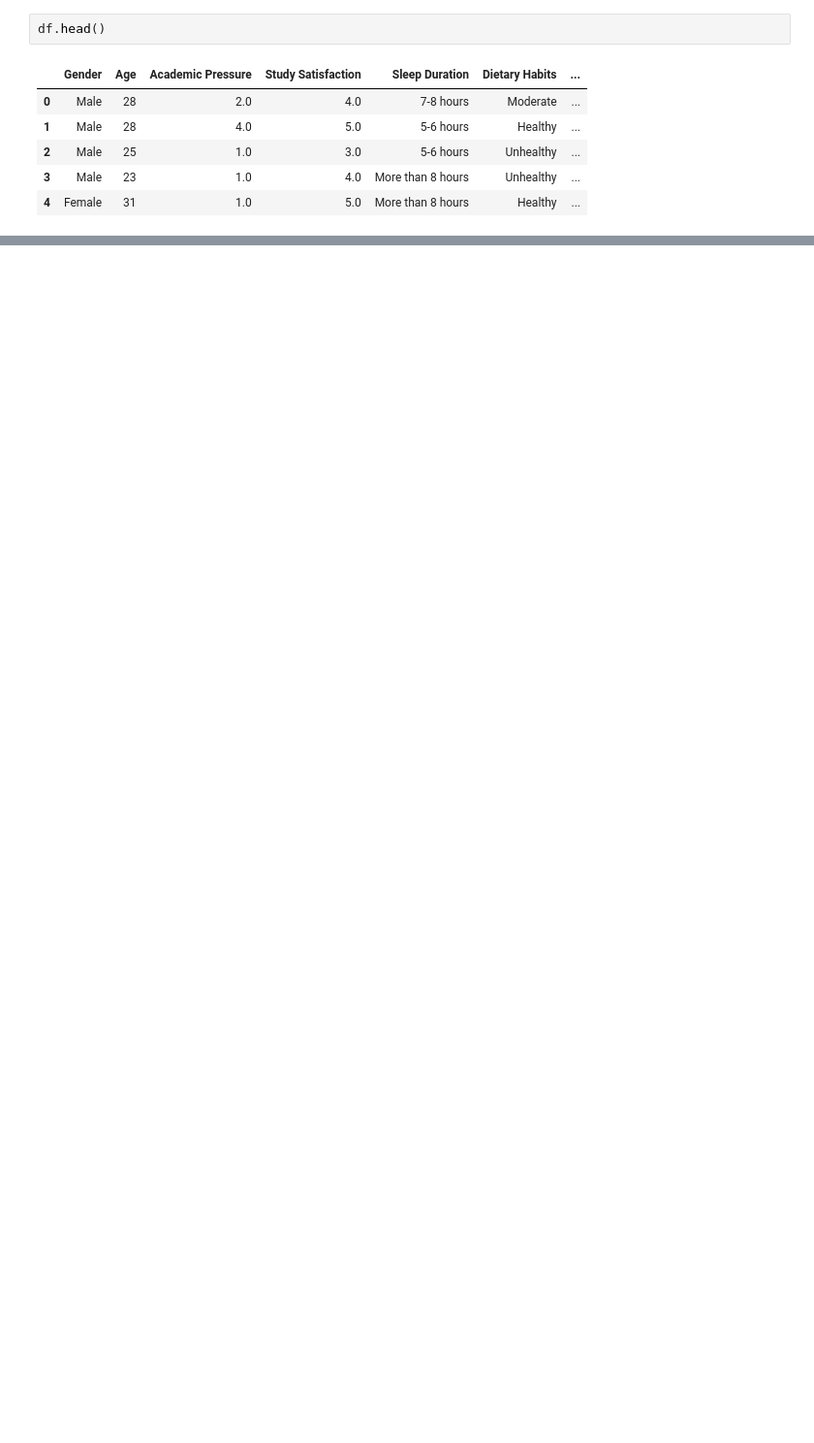
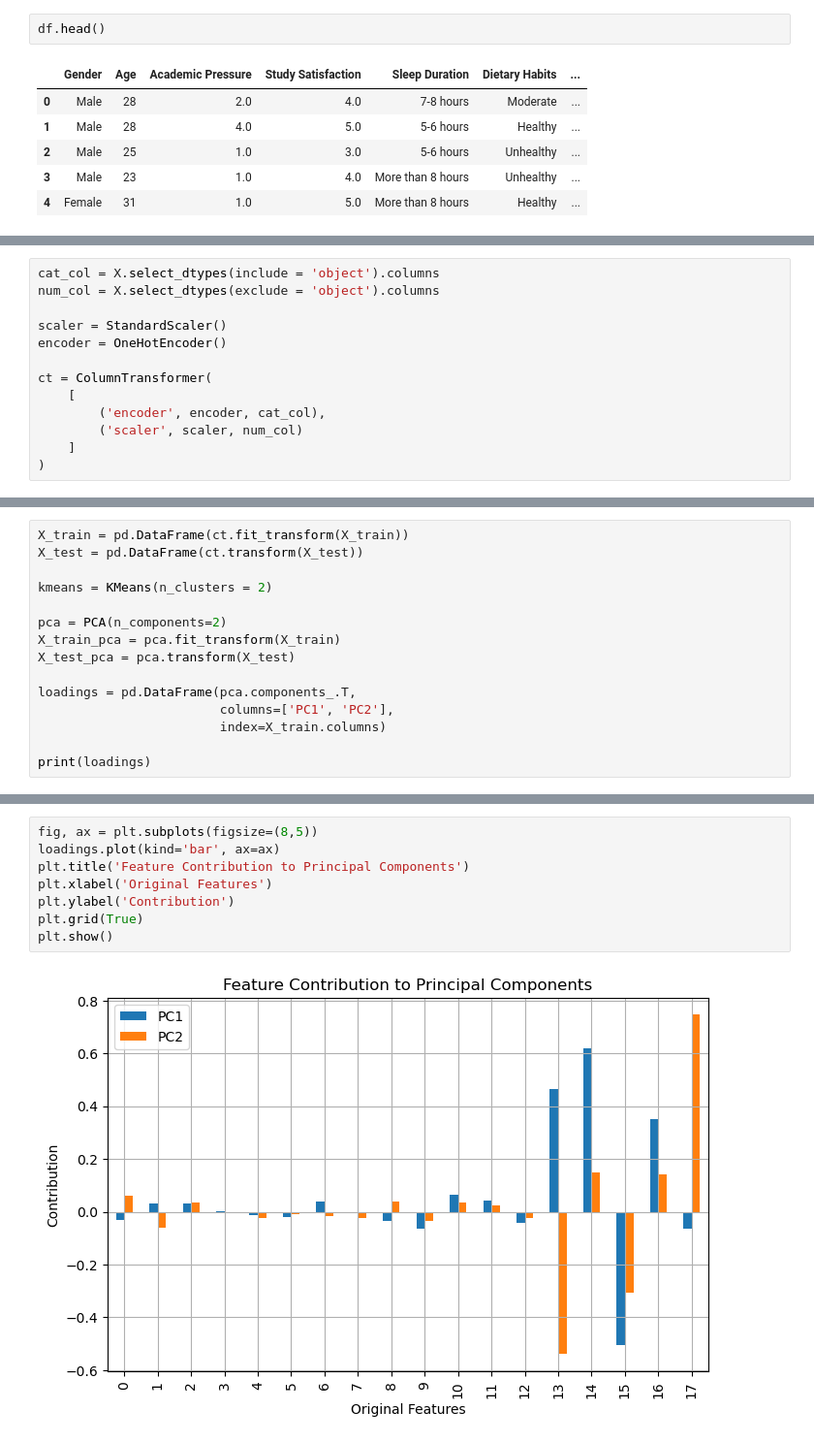
Before and after one commit to GinHikat/Students-Depression, a Jupyter notebook: main/notebook/EDA.ipynb, the cells around one changed output, grey strips where cells are left out. Shown: that part at 97% size. Cells and saved outputs as stored; diff of their text form; blank space fills up the shorter version.

```diff
--- a/main/notebook/EDA.ipynb
+++ b/main/notebook/EDA.ipynb
@@ -94,0 +60,13 @@ memory usage: 43.3+ KB
+# %%
+cat_col = X.select_dtypes(include = 'object').columns
+num_col = X.select_dtypes(exclude = 'object').columns
+
+scaler = StandardScaler()
+encoder = OneHotEncoder()
+
+ct = ColumnTransformer(
+    [
+        ('encoder', encoder, cat_col),
+        ('scaler', scaler, num_col)
+    ]
+)
@@ -94,0 +93,15 @@ memory usage: 43.3+ KB
+# %%
+X_train = pd.DataFrame(ct.fit_transform(X_train))
+X_test = pd.DataFrame(ct.transform(X_test))
+
+kmeans = KMeans(n_clusters = 2)
+
+pca = PCA(n_components=2)
+X_train_pca = pca.fit_transform(X_train)
+X_test_pca = pca.transform(X_test)
+
+loadings = pd.DataFrame(pca.components_.T,
+                        columns=['PC1', 'PC2'],
+                        index=X_train.columns)
+
+print(loadings)
@@ -94,0 +128,10 @@ memory usage: 43.3+ KB
+# %%
+fig, ax = plt.subplots(figsize=(8,5))
+loadings.plot(kind='bar', ax=ax)
+plt.title('Feature Contribution to Principal Components')
+plt.xlabel('Original Features')
+plt.ylabel('Contribution')
+plt.grid(True)
+plt.show()
+# %% [output]
+[figure, added]
```
Also changed, not shown: parts of 18 cells of this notebook, 7 other files.
